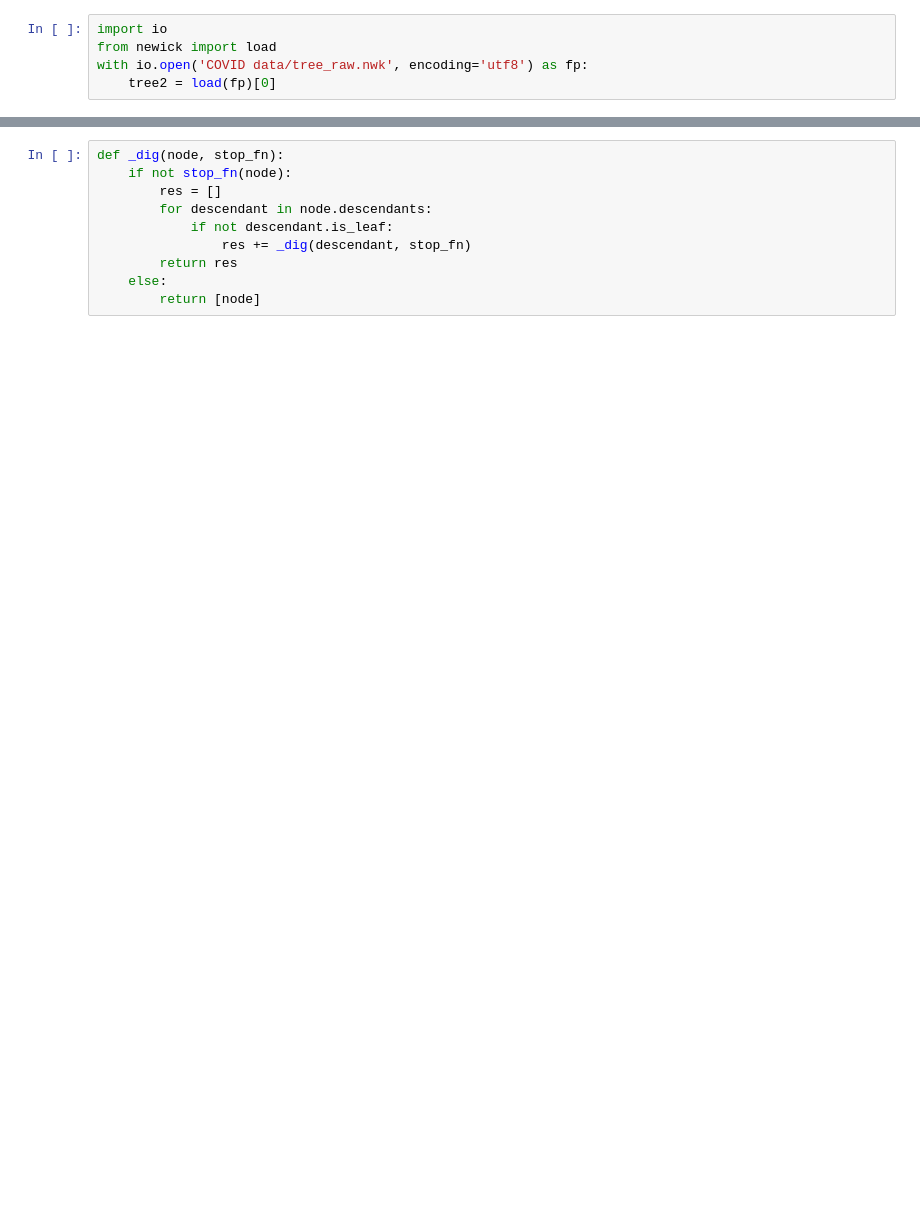
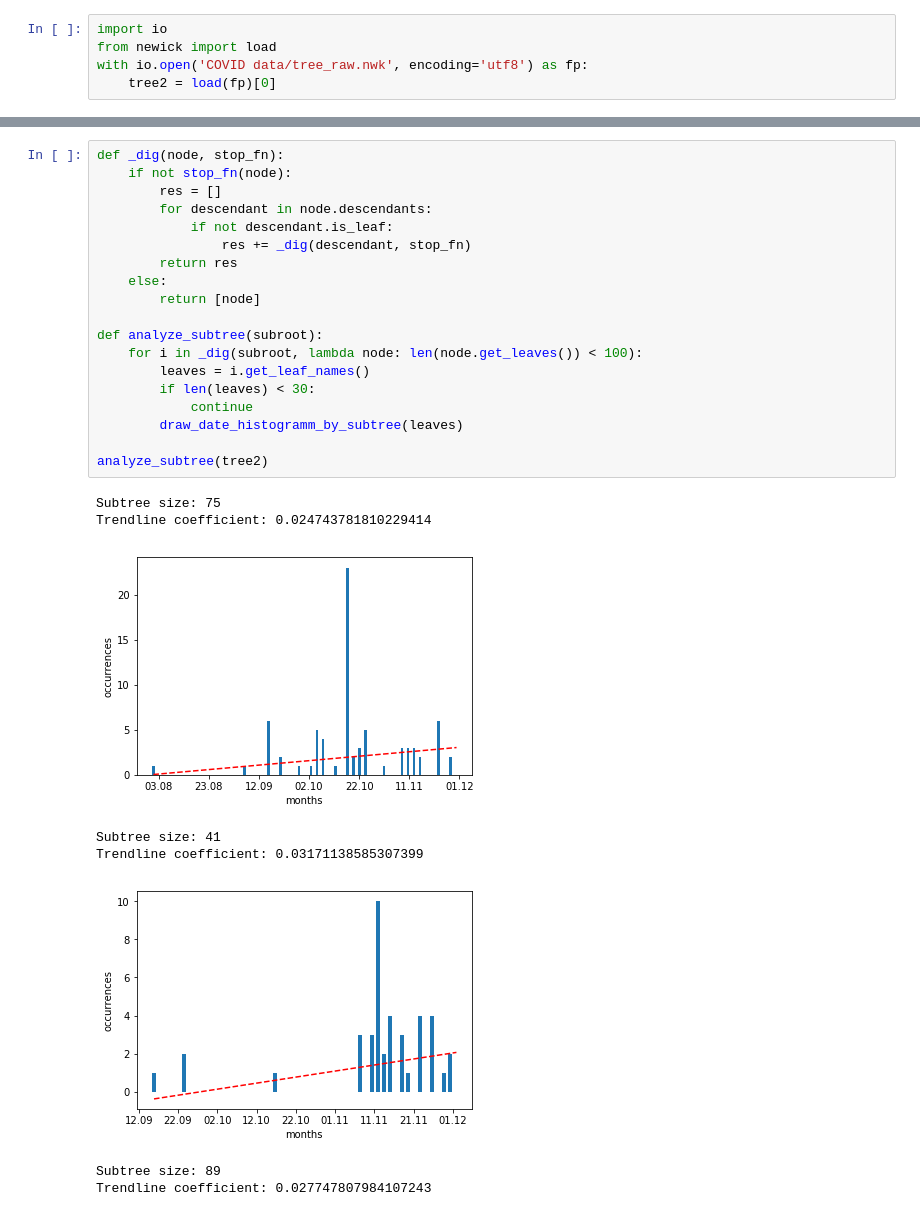
Before and after one commit to pashatyl/covid-active-mutations-research, a Jupyter notebook: COVID.ipynb, the cells around one changed output, grey strips where cells are left out. Saved outputs shown, nothing was run; the diff lists cells and outputs as text; blank space fills up the shorter version.

```diff
--- a/COVID.ipynb
+++ b/COVID.ipynb
@@ -170,10 +180,28 @@ Trendline coefficient: 0.021520879892301434
 # %%
 def _dig(node, stop_fn):
     if not stop_fn(node):
         res = []
         for descendant in node.descendants:
             if not descendant.is_leaf:
                 res += _dig(descendant, stop_fn)
         return res
     else:
         return [node]
+
+def analyze_subtree(subroot):
+    for i in _dig(subroot, lambda node: len(node.get_leaves()) < 100):
+        leaves = i.get_leaf_names()
+        if len(leaves) < 30:
+            continue
+        draw_date_histogramm_by_subtree(leaves)
+
+analyze_subtree(tree2)
+# %% [output]
+Subtree size: 75
+Trendline coefficient: 0.024743781810229414
+[figure, added]
+Subtree size: 41
+Trendline coefficient: 0.03171138585307399
+[figure, added]
+Subtree size: 89
+Trendline coefficient: 0.027747807984107243
```
Also changed, not shown: parts of 6 cells of this notebook.
